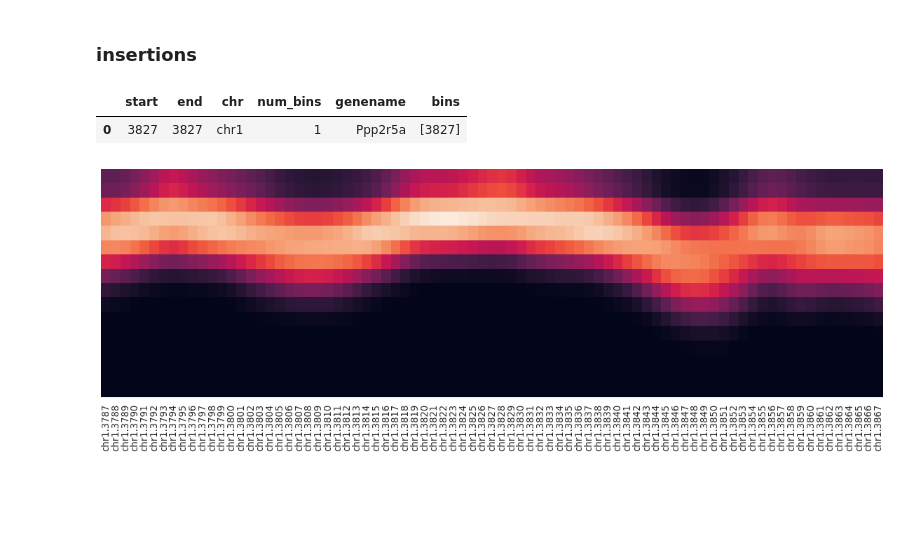
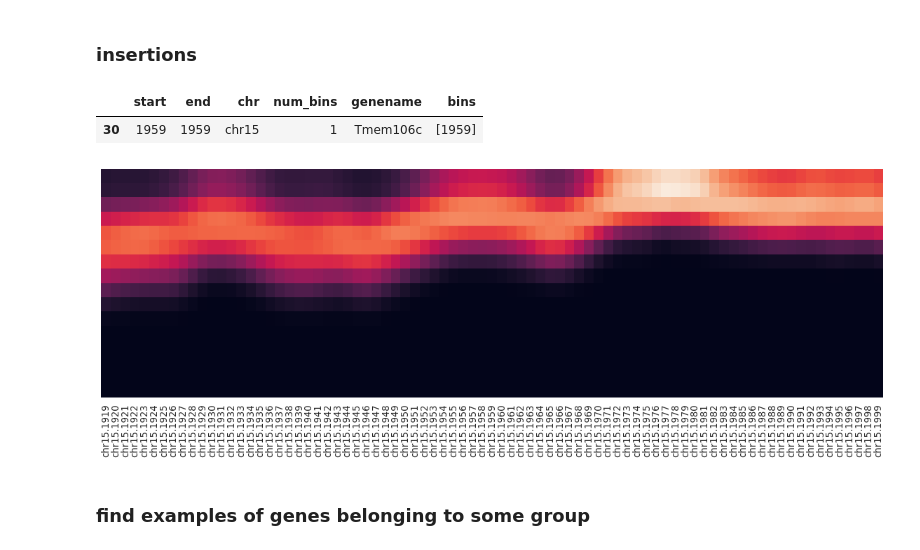
Before and after one commit to netphar/repliseq, a Jupyter notebook: RT_mNPC.ipynb, the cells around one changed output. Saved outputs shown, nothing was run; the diff lists cells and outputs as text; code cells hidden in the pictures; blank space fills up the shorter version.

Commit message:
update on raw files used, re: gene set

```diff
--- a/RT_mNPC.ipynb
+++ b/RT_mNPC.ipynb
@@ -176,12 +176,12 @@ def vizByBin(df_input, chr_idx, central_bin, window_size, step, fig_object, f_ge
 
     ax1=fig_object.add_subplot(2,1,1)
     ax1.plot([x+0.5 for x in range(0, len(bins))], df_plot.apply(f_getS50,  axis=0, step=step), marker='.')
-    ax1.axvline(x=window_size+0.5, label='bin'+str(central_bin)+' '+chromosome+' '+'window'+str(window_size), color='r')
+    ax1.axvline(x=window_size+0.5, label='bin'+str(central_bin)+'\n'+chromosome+'\n'+'window '+str(window_size), color='r')
     ax1.set_ylim((0,1))
     ax1.set_xlim(0, df_plot.shape[1])
     ax1.set_xticklabels([])
-    ax1.set_ylabel('s50')
-    ax1.legend(loc=0)
+    ax1.set_ylabel('s50',  fontsize=20)
+    ax1.legend(loc=1)
 
     if norm_by_window:
         vmin=df_plot.min().min()
@@ -466,7 +466,7 @@ if len(getNAcols(df_filled)) == 0:
 no nans after filling
 # %%
 # reading in the genic coordinates of interest. deletions
-soft_labels = readDF('hotspot_replication_annotation.txt', drop_labels=None)
+soft_labels = readDF('hotspotDeletionsGeneCoordinatesNEW_bulat.txt', drop_labels=None)
 soft_labels = soft_labels.loc[~(soft_labels['chr']=='chrX'), :]
 soft_labels = soft_labels.sort_values(by='chr', key=lambda col: [int(x[3:]) for x in col] ).reset_index(drop=True, inplace=False)
 
@@ -486,6 +486,6 @@ hotspot_replication_annotation.txt with 0.8% missing
 # %%
 # reading in the genic coordinates of interest. insertions
-soft_labels1 = readDF('hotspotInesrtionGeneCoordinates_bulat.txt', drop_labels=None)
+soft_labels1 = readDF('hotspotInsertionsGeneCoordinatesNEW_bulat.txt', drop_labels=None)
 soft_labels1 = soft_labels1.loc[~(soft_labels1['chr']=='chrX'), :]
 soft_labels1 = soft_labels1.sort_values(by='chr', key=lambda col: [int(x[3:]) for x in col] ).reset_index(drop=True, inplace=False)
 
@@ -721,13 +721,13 @@ for _,x in df_genes_bins.iterrows():
                   Counter(verdict).most_common()[1:]]
                   )
 # %%
-df_genes_bins1[df_genes_bins1['genename']=='Ppp2r5a']
+df_genes_bins1[df_genes_bins1['genename']=='Tmem106c']
 # %% [output]
 |  | start | end | chr | num_bins | genename | bins |
-| 0 | 3827 | 3827 | chr1 | 1 | Ppp2r5a | [3827] |
+| 30 | 1959 | 1959 | chr15 | 1 | Tmem106c | [1959] |
 # %%
 f=plt.figure(figsize=(20,6))
-f = vizByGene(df_filled_smoothed_scaled1, df_genes_bins1, 'Ppp2r5a', 40, fig_object=f)
+f = vizByGene(df_filled_smoothed_scaled1, df_genes_bins1, 'Tmem106c', 40, fig_object=f)
 # %% [output]
-[figure, old version]
+[figure, new version]
 # %%
@@ -761,0 +762,2 @@ pd.DataFrame(l_all1, columns=['genes','s50','calc_most_common_label','most_commo
+# %% [markdown]
+### find examples of genes belonging to some group
```
Also changed, not shown: parts of 9 cells of this notebook.
